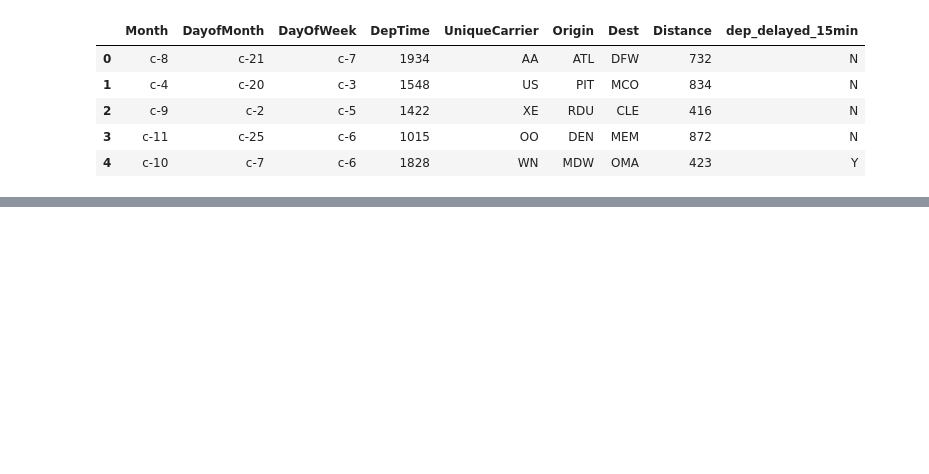
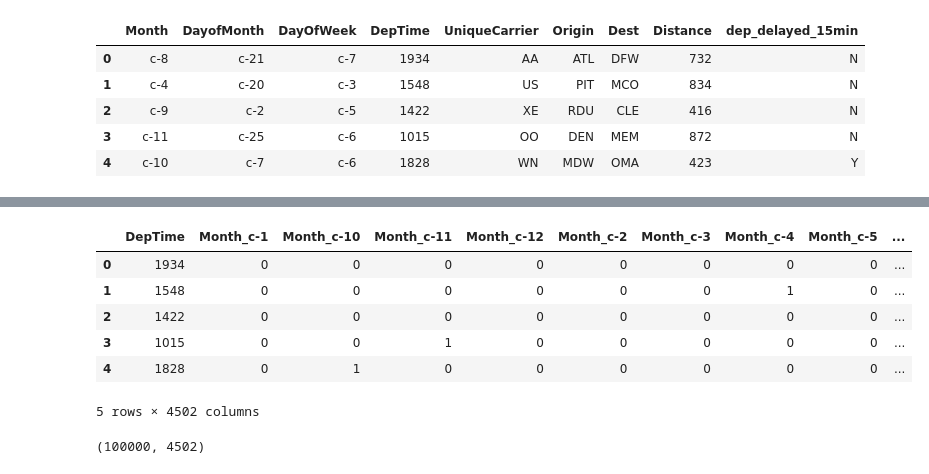
Before and after one commit to anatolyburtsev/ml_notebooks, a Jupyter notebook: hw10_flight_delays/model.ipynb, the cells around one changed output, grey strips where cells are left out. Drawn from its saved outputs; the diff is of its cells as text; code cells hidden in the pictures; blank space fills up the shorter version.

```diff
--- a/hw10_flight_delays/model.ipynb
+++ b/hw10_flight_delays/model.ipynb
@@ -358,0 +88,18 @@ airport_to_state[airport_to_state['state'] == "Minnesota"]
+# %%
+train_transfotmed = train[["Month", "DayofMonth", "DayOfWeek", "DepTime", "UniqueCarrier", "Flight"]].copy()
+# %%
+data = pd.get_dummies(train_transfotmed)
+# %%
+data.head()
+# %% [output]
+|  | DepTime | Month_c-1 | Month_c-10 | Month_c-11 | Month_c-12 | Month_c-2 | Month_c-3 | Month_c-4 | Month_c-5 | ... |
+| 0 | 1934 | 0 | 0 | 0 | 0 | 0 | 0 | 0 | 0 | ... |
+| 1 | 1548 | 0 | 0 | 0 | 0 | 0 | 0 | 1 | 0 | ... |
+| 2 | 1422 | 0 | 0 | 0 | 0 | 0 | 0 | 0 | 0 | ... |
+| 3 | 1015 | 0 | 0 | 1 | 0 | 0 | 0 | 0 | 0 | ... |
+| 4 | 1828 | 0 | 1 | 0 | 0 | 0 | 0 | 0 | 0 | ... |
+5 rows × 4502 columns
+# %%
+data.shape
+# %% [output]
+(100000, 4502)
```
Also changed, not shown: parts of 52 cells of this notebook.
